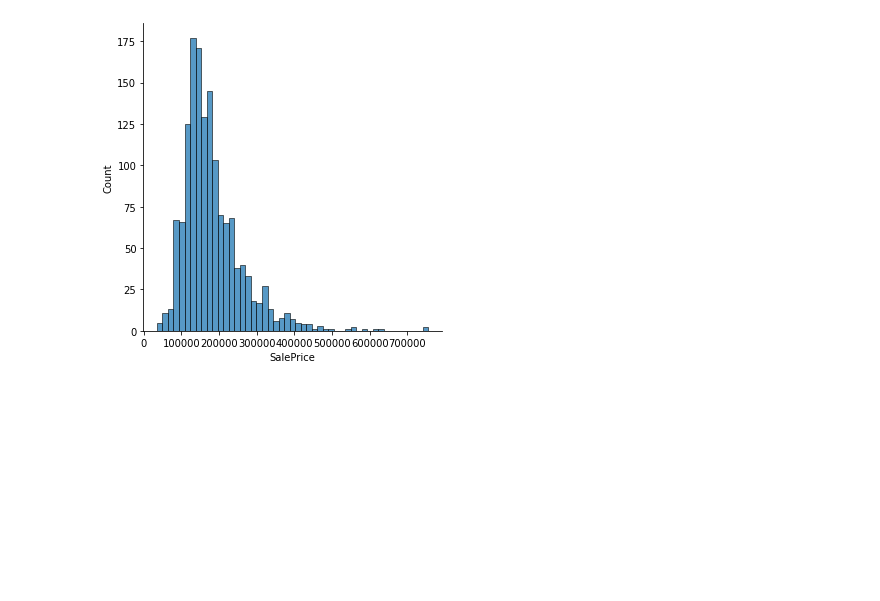
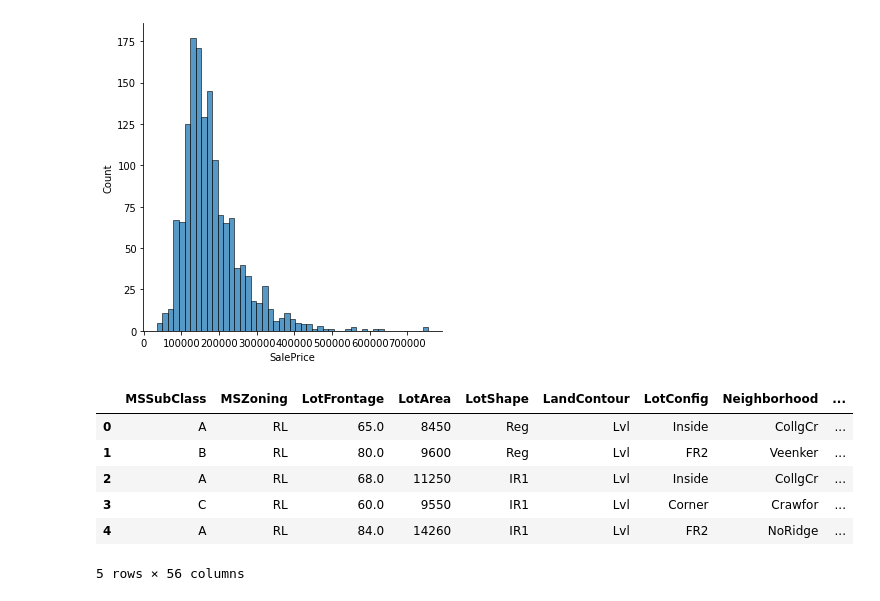
Before and after one commit to Chimamuelo/Coding-Nomads-Deep-Learning-1, a Jupyter notebook: Regression.ipynb, the cells around one changed output. Drawn from its saved outputs; the diff is of its cells as text; code cells hidden in the pictures; blank space fills up the shorter version.

```diff
--- a/Regression.ipynb
+++ b/Regression.ipynb
@@ -61,3 +61,35 @@ sns.displot(df['SalePrice'])
 # %% [output]
 <seaborn.axisgrid.FacetGrid at 0x...>
 [figure]
+# %%
+percentage_list=[]
+for column in df.columns:
+    perc=df[column].value_counts(normalize=True)
+    perc=perc.max()
+    percentage_list.append([column,perc])
+# %%
+error=[]
+for column,value in percentage_list:
+  if float(value)>.90:
+    try:
+      df.drop(column,axis=1,inplace=True)
+      df_test.drop(column,axis=1,inplace=True)
+    except:
+      error.append(column)
+# %%
+df['MSSubClass']=df['MSSubClass'].astype('category')
+bins=list(df['MSSubClass'].unique())
+cut=['A','B','C','D','E','F','G','H','I','J','K','L','M','N','O']
+# %%
+df['MSSubClass']=df['MSSubClass'].replace(bins,cut)
+df_test['MSSubClass']=df_test['MSSubClass'].replace(bins,cut)
+# %%
+df.head()
+# %% [output]
+|  | MSSubClass | MSZoning | LotFrontage | LotArea | LotShape | LandContour | LotConfig | Neighborhood | ... |
+| 0 | A | RL | 65.0 | 8450 | Reg | Lvl | Inside | CollgCr | ... |
+| 1 | B | RL | 80.0 | 9600 | Reg | Lvl | FR2 | Veenker | ... |
+| 2 | A | RL | 68.0 | 11250 | IR1 | Lvl | Inside | CollgCr | ... |
+| 3 | C | RL | 60.0 | 9550 | IR1 | Lvl | Corner | Crawfor | ... |
+| 4 | A | RL | 84.0 | 14260 | IR1 | Lvl | FR2 | NoRidge | ... |
+5 rows × 56 columns
```
Also changed, not shown: parts of 45 cells of this notebook.
